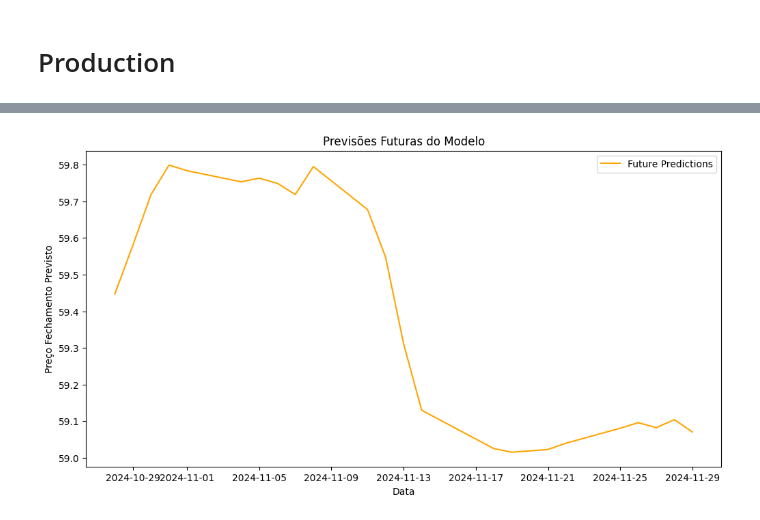
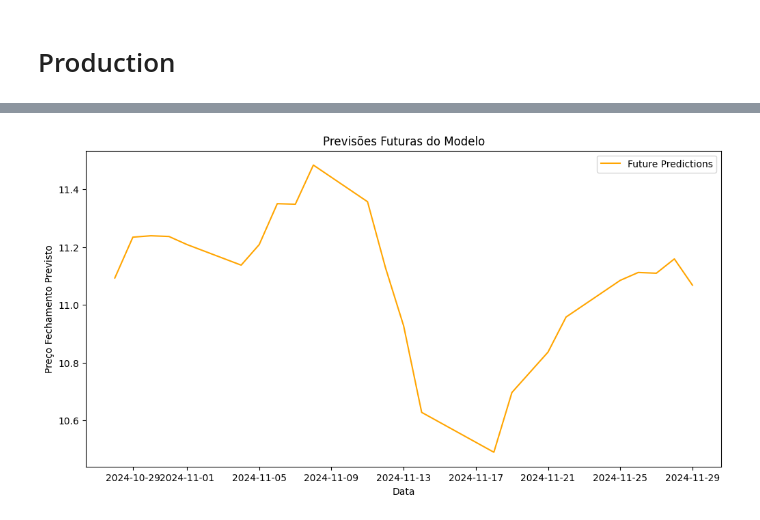
Before and after one commit to OtavioDaflonC/FinDash, a Jupyter notebook: src/notebooks/lstm_good_successcase.ipynb, the cells around one changed output, grey strips where cells are left out. Cells and saved outputs as stored; diff of their text form; code cells hidden in the pictures.

```diff
--- a/src/notebooks/lstm_good_successcase.ipynb
+++ b/src/notebooks/lstm_good_successcase.ipynb
@@ -166,7 +161,7 @@ def train_model(ticker, start_date, end_date, window_size):
 
 
 # Parâmetros do modelo
-ticker = 'VALE3.SA'
+ticker = 'CSNA3.SA'
 start_date = '2024-01-08'
 end_date = '2024-11-29'
 window_size = 5
@@ -254 +249 @@ WARNING:tensorflow:6 out of the last 6 calls to <function TensorFlowTrainer.make
-[figure, old version]
+[figure, new version]
```
Also changed, not shown: parts of 5 cells of this notebook, 1 other file.
